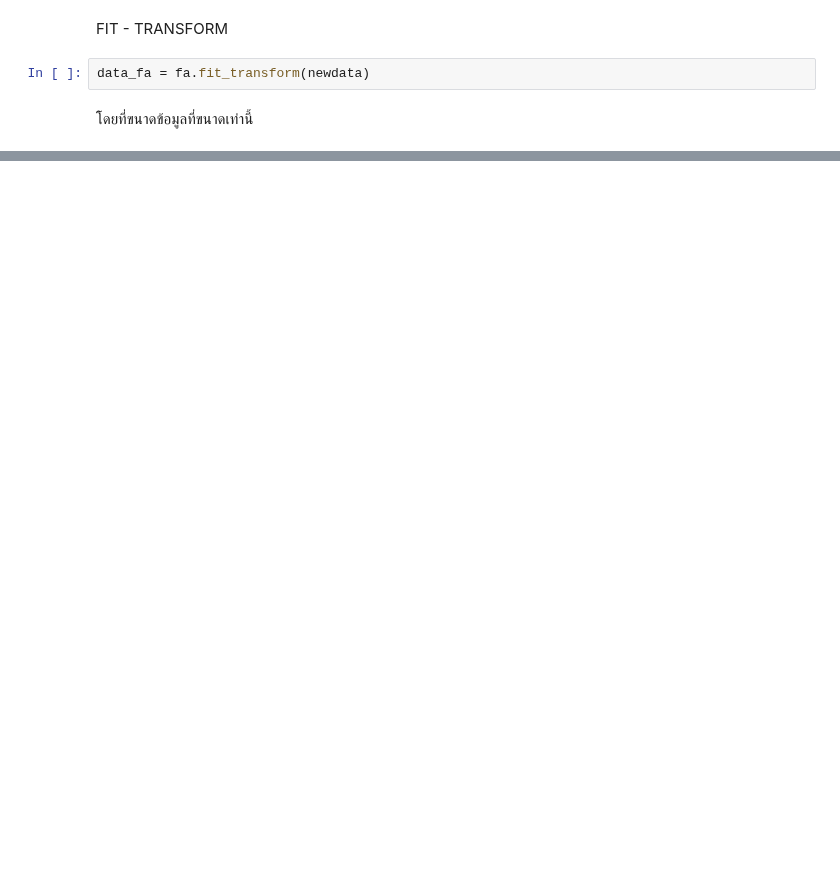
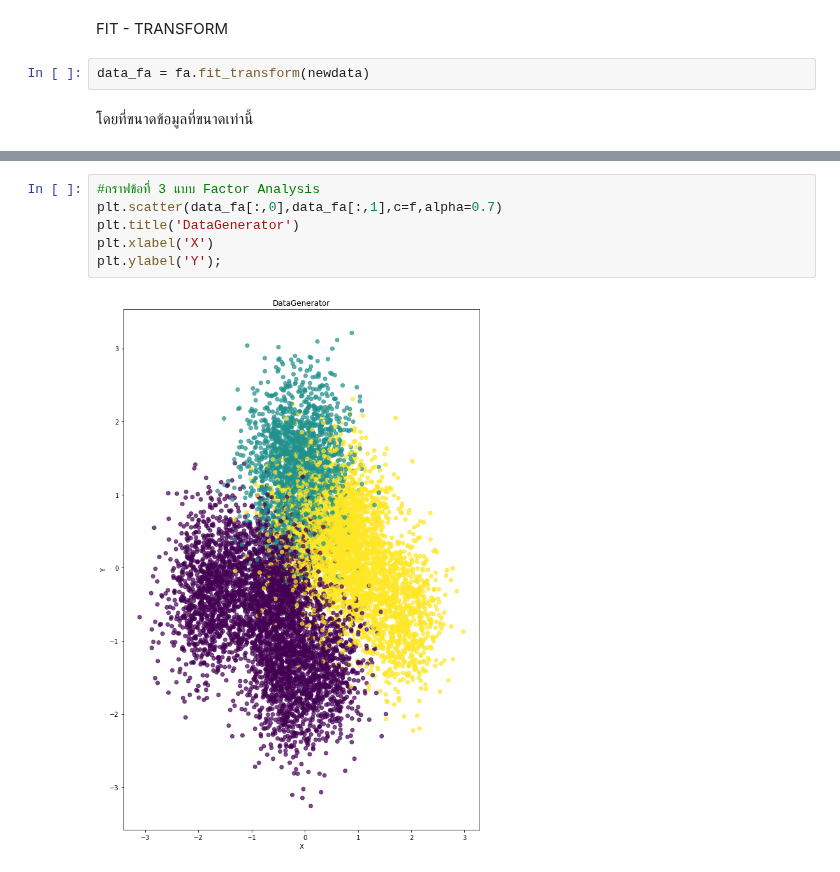
Before and after one commit to sitthatkaja/multivariate, a Jupyter notebook: Multivariate_Exam.ipynb, the cells around one changed output, grey strips where cells are left out. Saved outputs shown, nothing was run; the diff lists cells and outputs as text; blank space fills up the shorter version.

```diff
--- a/Multivariate_Exam.ipynb
+++ b/Multivariate_Exam.ipynb
@@ -403,0 +479,8 @@ data_fa.shape
+# %%
+#กราฟข้อที่ 3 แบบ Factor Analysis
+plt.scatter(data_fa[:,0],data_fa[:,1],c=f,alpha=0.7)
+plt.title('DataGenerator')
+plt.xlabel('X')
+plt.ylabel('Y');
+# %% [output]
+[figure, added]
```
Also changed, not shown: parts of 27 cells of this notebook.
